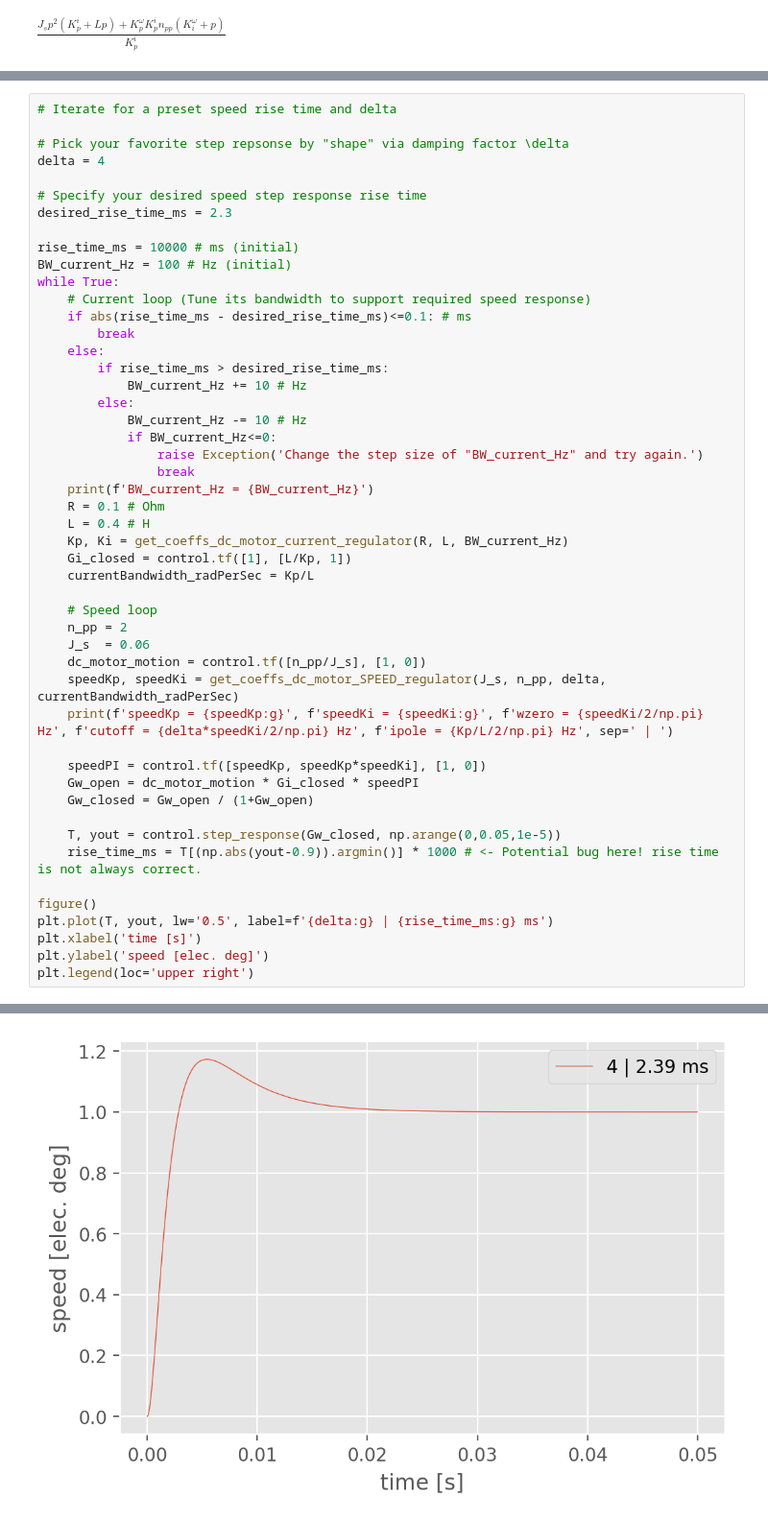
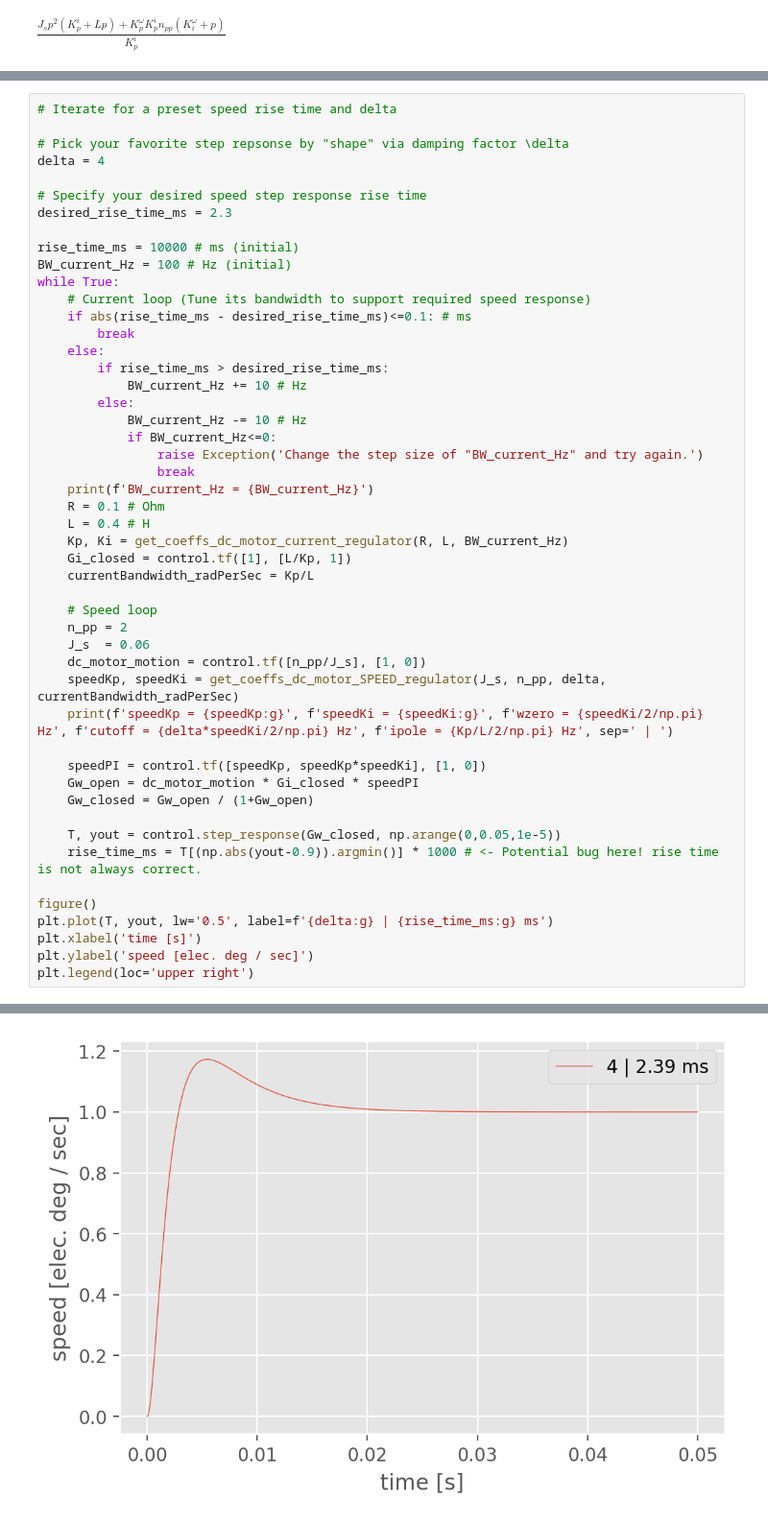
Before and after one commit to horychen/PidTuner, a Jupyter notebook: 033_PID_Tuner.ipynb, the cells around one changed output, grey strips where cells are left out. Shown at 96% size. Drawn from its saved outputs; the diff is of its cells as text.

```diff
--- a/033_PID_Tuner.ipynb
+++ b/033_PID_Tuner.ipynb
@@ -401,32 +401,32 @@ while True:
     speedPI = control.tf([speedKp, speedKp*speedKi], [1, 0])
     Gw_open = dc_motor_motion * Gi_closed * speedPI
     Gw_closed = Gw_open / (1+Gw_open)
 
     T, yout = control.step_response(Gw_closed, np.arange(0,0.05,1e-5))
     rise_time_ms = T[(np.abs(yout-0.9)).argmin()] * 1000 # <- Potential bug here! rise time is not always correct.
 
 figure()
 plt.plot(T, yout, lw='0.5', label=f'{delta:g} | {rise_time_ms:g} ms')
 plt.xlabel('time [s]')
-plt.ylabel('speed [elec. deg]')
+plt.ylabel('speed [elec. deg / sec]')
 plt.legend(loc='upper right')
 # %% [output]
 BW_current_Hz = 110
 speedKp = 5.18363 | speedKi = 43.1969 | wzero = 6.875 Hz | cutoff = 27.5 Hz | ipole = 110.0 Hz
 BW_current_Hz = 120
 speedKp = 5.65487 | speedKi = 47.1239 | wzero = 7.499999999999999 Hz | cutoff = 29.999999999999996 Hz | ipole = 119.99999999999999 Hz
 BW_current_Hz = 130
 speedKp = 6.12611 | speedKi = 51.0509 | wzero = 8.125 Hz | cutoff = 32.5 Hz | ipole = 130.0 Hz
 BW_current_Hz = 140
 speedKp = 6.59734 | speedKi = 54.9779 | wzero = 8.75 Hz | cutoff = 35.0 Hz | ipole = 140.0 Hz
 BW_current_Hz = 150
 speedKp = 7.06858 | speedKi = 58.9049 | wzero = 9.375 Hz | cutoff = 37.5 Hz | ipole = 150.0 Hz
 BW_current_Hz = 160
 speedKp = 7.53982 | speedKi = 62.8319 | wzero = 10.0 Hz | cutoff = 40.0 Hz | ipole = 160.0 Hz
 ... (42 lines left out)
 BW_current_Hz = 380
 speedKp = 17.9071 | speedKi = 149.226 | wzero = 23.75 Hz | cutoff = 95.0 Hz | ipole = 380.0 Hz
 BW_current_Hz = 390
 speedKp = 18.3783 | speedKi = 153.153 | wzero = 24.375 Hz | cutoff = 97.5 Hz | ipole = 390.0 Hz
 <matplotlib.legend.Legend at 0x...>
-[figure, old version]
+[figure, new version]
```
Also changed, not shown: parts of 2 cells of this notebook.
